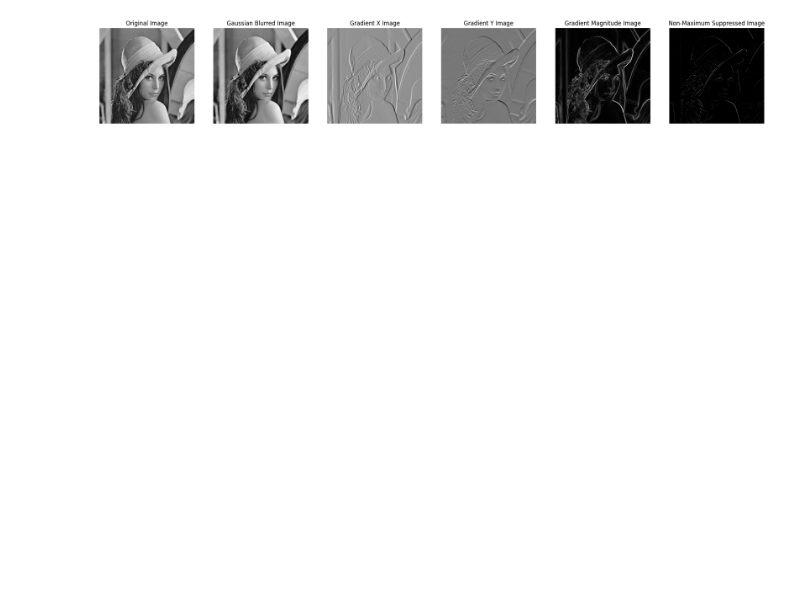
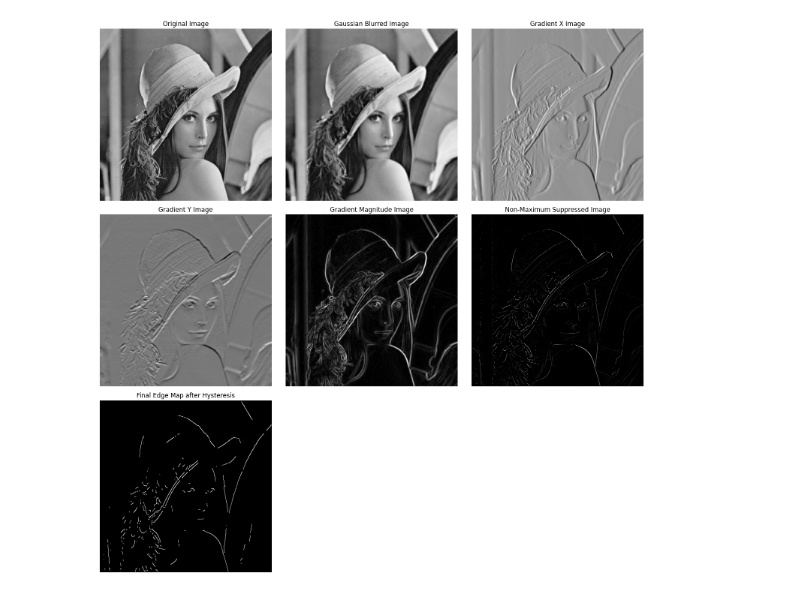
Before and after one commit to lihazinoob/Image_Processing_Laboratory_CSE_4128, a Jupyter notebook: notebook/Edge_Detection/Canny_Edge_Detector/canny_edge_detection.ipynb, the cells around one changed output. Cells and saved outputs as stored; diff of their text form; code cells hidden in the pictures; blank space fills up the shorter version.

```diff
--- a/notebook/Edge_Detection/Canny_Edge_Detector/canny_edge_detection.ipynb
+++ b/notebook/Edge_Detection/Canny_Edge_Detector/canny_edge_detection.ipynb
@@ -18,8 +18,8 @@ def non_maximum_suppression(gradient_image,gradient_angle):
 
 
   # Now many angles are in negative, we will shift them to postive angles which will be in the range of 0 to 180 degree
-  for i in range(image_height):
-    for j in range(image_width):
+  for i in range(1,image_height-1):
+    for j in range(1,image_width-1):
       if gradient_angle[i][j] < 0:
         gradient_angle[i][j] += 180
 
@@ -29,7 +29,7 @@ def non_maximum_suppression(gradient_image,gradient_angle):
 
         # angle 0
         # when the gradient angle is horizonatally to the spinning circle
-        if(0 <= gradient_angle[i][j] < 22.5) or (157.5 <= gradient_image[i][j] <= 180):
+        if(0 <= gradient_angle[i][j] < 22.5) or (157.5 <= gradient_angle[i][j] <= 180):
           q = gradient_image[i][j+1]
           r = gradient_image[i][j-1]
 
@@ -109,28 +127,37 @@ theta = np.arctan2(gradient_y_sobel,gradient_x_sobel)
 
 # Do the non-maximum suppression by calling the function
 nms_image = non_maximum_suppression(gradient_sobel_image,theta)
+
+# Now apply hysteresis thresholding
+thresholded_image =hysteresis_threshold(nms_image,50,80)
 # %%
-fig,axes = plt.subplots(1,6,figsize =(25,8))
-axes[0].imshow(original_image,cmap='gray')
-axes[0].set_title("Original Image")
-axes[0].axis('off')
-axes[1].imshow(gaussian_blurred_image,cmap='gray')
-axes[1].set_title("Gaussian Blurred Image")
-axes[1].axis('off')
-axes[2].imshow(gradient_x_sobel,cmap='gray')
-axes[2].set_title("Gradient X Image")
-axes[2].axis('off')
-axes[3].imshow(gradient_y_sobel,cmap='gray')
-axes[3].set_title("Gradient Y Image")
-axes[3].axis('off')
-axes[4].imshow(gradient_sobel_image,cmap='gray')
-axes[4].set_title("Gradient Magnitude Image")
-axes[4].axis('off')
-axes[5].imshow(nms_image,cmap='gray')
-axes[5].set_title("Non-Maximum Suppressed Image")
-axes[5].axis('off')
+images = [
+    (original_image, "Original Image"),
+    (gaussian_blurred_image, "Gaussian Blurred Image"),
+    (gradient_x_sobel, "Gradient X Image"),
+    (gradient_y_sobel, "Gradient Y Image"),
+    (gradient_sobel_image, "Gradient Magnitude Image"),
+    (nms_image, "Non-Maximum Suppressed Image"),
+    (thresholded_image, "Final Edge Map after Hysteresis"),
+]
 
+# Make a grid: 3 columns, enough rows for all images
+cols = 3
+rows = (len(images) + cols - 1) // cols  # ceiling division
+fig, axes = plt.subplots(rows, cols, figsize=(15, 5*rows))
 
+axes = axes.flatten()  # flatten into 1D for easy iteration
+
+for ax, (img, title) in zip(axes, images):
+    ax.imshow(img, cmap="gray")
+    ax.set_title(title, fontsize=12)
+    ax.axis("off")
+
+# Hide any extra axes (if total slots > number of images)
+for ax in axes[len(images):]:
+    ax.axis("off")
+
+plt.tight_layout()
 plt.show()
 # %% [output]
-[figure, old version]
+[figure, new version]
```
Also changed, not shown: parts of 1 cell of this notebook, 5 other files.
